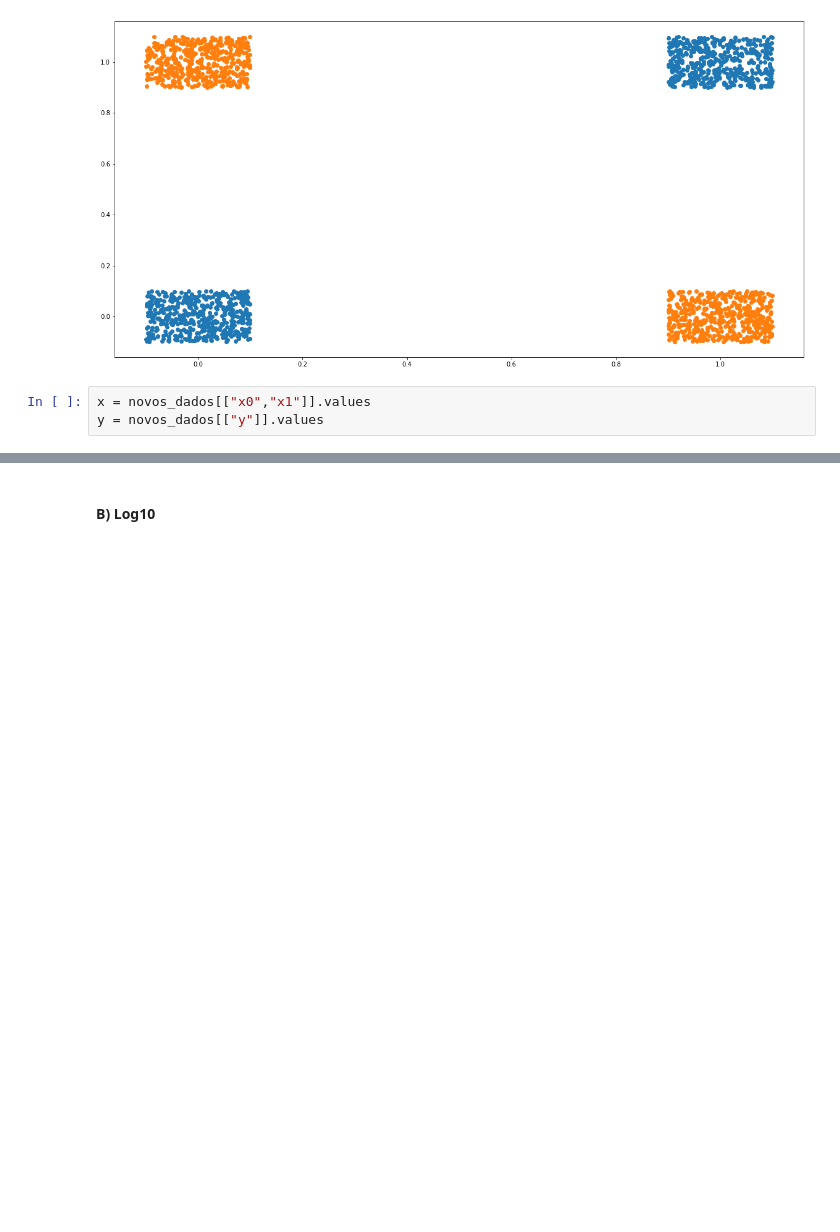
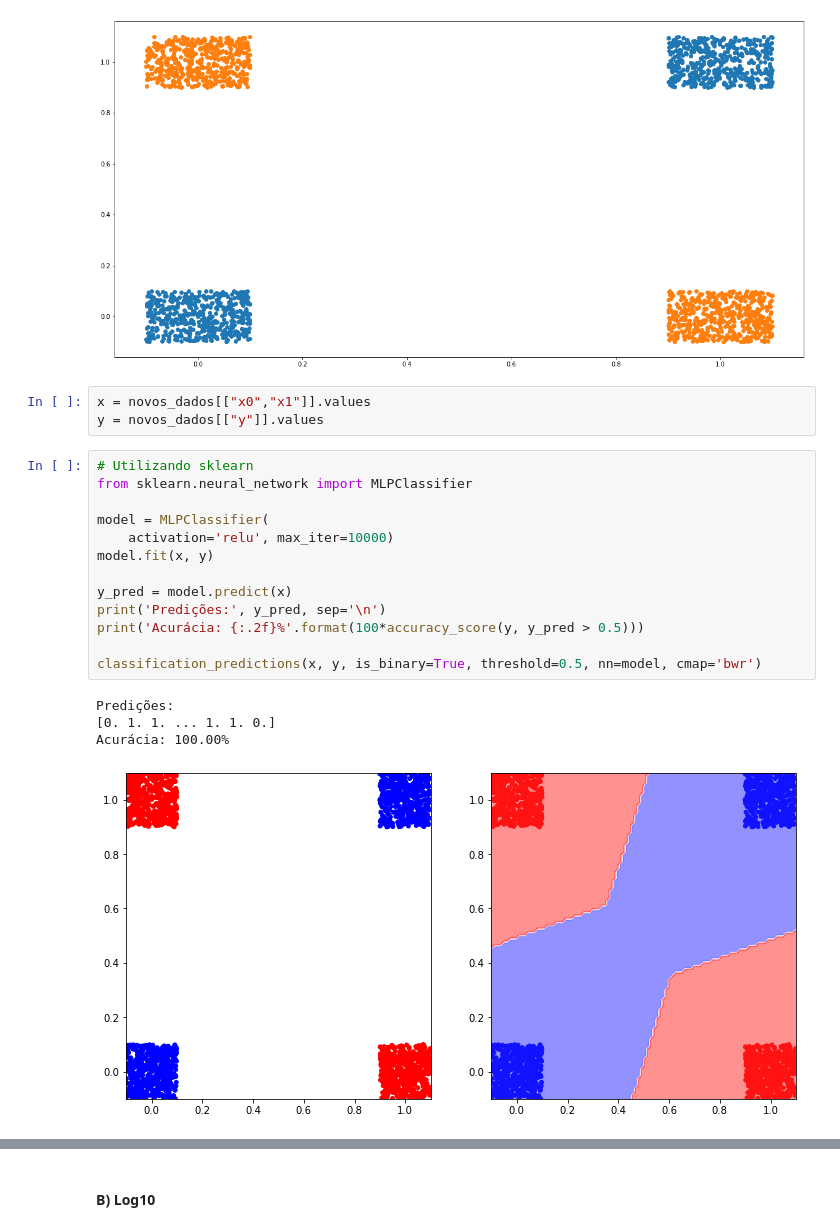
Before and after one commit to gregorylira/Deep-Learning, a Jupyter notebook: Atividade1/Main.ipynb, the cells around one changed output, grey strips where cells are left out. Drawn from its saved outputs; the diff is of its cells as text; blank space fills up the shorter version.

```diff
--- a/Atividade1/Main.ipynb
+++ b/Atividade1/Main.ipynb
@@ -294,4 +316,22 @@ for classe in classes:
 # %%
 x = novos_dados[["x0","x1"]].values
 y = novos_dados[["y"]].values
+# %%
+# Utilizando sklearn
+from sklearn.neural_network import MLPClassifier
+
+model = MLPClassifier(
+    activation='relu', max_iter=10000)
+model.fit(x, y)
+
+y_pred = model.predict(x)
+print('Predições:', y_pred, sep='\n')
+print('Acurácia: {:.2f}%'.format(100*accuracy_score(y, y_pred > 0.5)))
+
+classification_predictions(x, y, is_binary=True, threshold=0.5, nn=model, cmap='bwr')
+# %% [output]
+Predições:
+[0. 1. 1. ... 1. 1. 0.]
+Acurácia: 100.00%
+[figure, added]
 # %%
```
Also changed, not shown: parts of 30 cells of this notebook, 2 other files.
